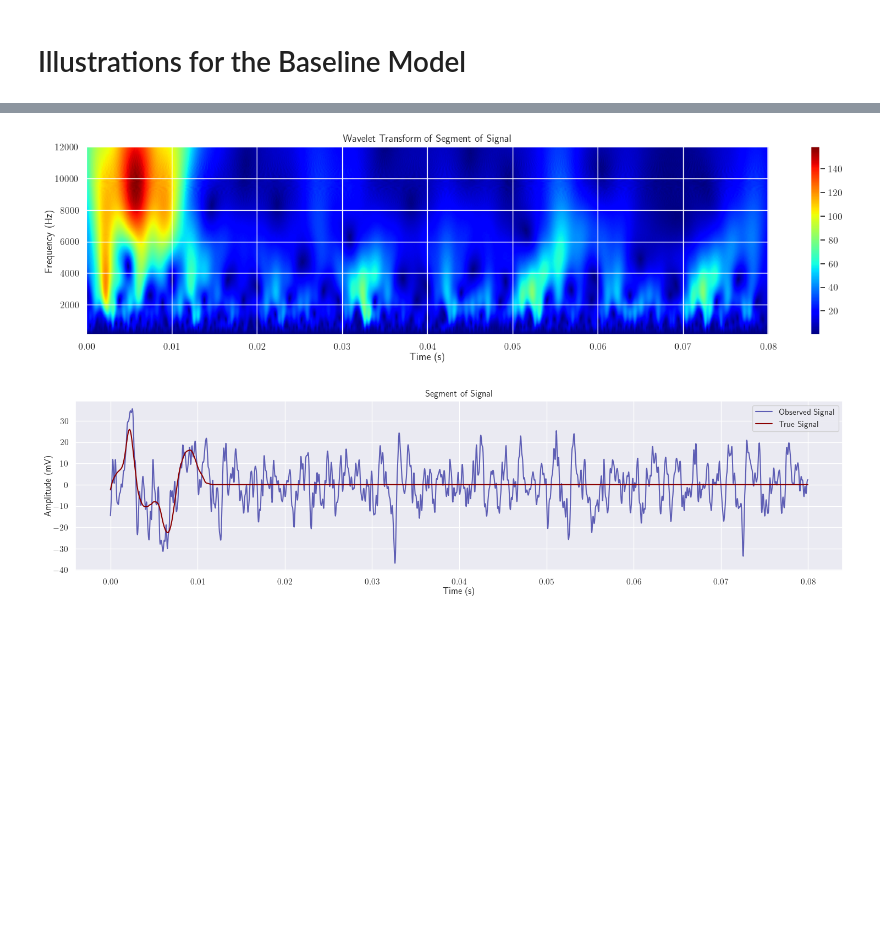
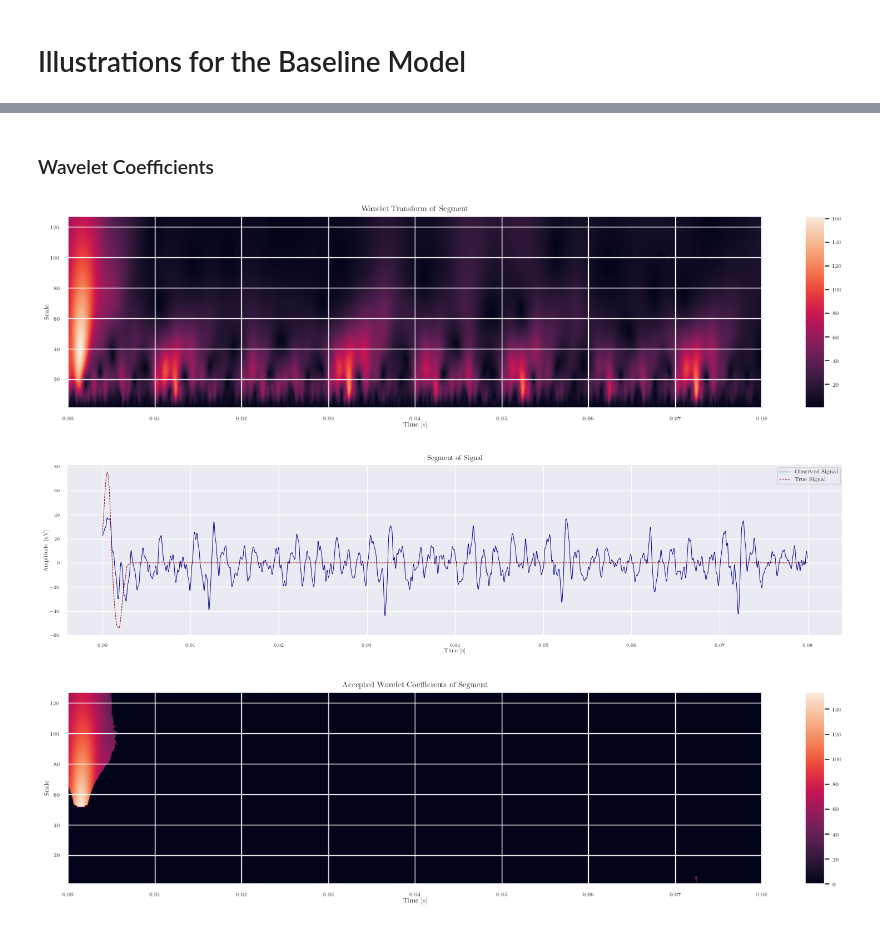
Before and after one commit to TheresaDF/NeuronSpikeEye, a Jupyter notebook: src/visualizations/wavelet_model.ipynb, the cells around one changed output, grey strips where cells are left out. Cells and saved outputs as stored; diff of their text form; code cells hidden in the pictures; blank space fills up the shorter version.

```diff
--- a/src/visualizations/wavelet_model.ipynb
+++ b/src/visualizations/wavelet_model.ipynb
@@ -43,8 +88,0 @@ sns.set_theme()
-# %%
-path = "../../results/baseline/noise_config_0/snr_1_count_0.pkl"
-with open(path, 'rb') as f:
-    file = pickle.load(f)
-f.close()
-
-channel = 0
-bin_idx = 3
@@ -51,33 +106,55 @@ bin_idx = 3
+# %% [markdown]
+### Wavelet Coefficients
+# %%
+with open("simulated_data.pkl", 'rb') as f:
+    file = pickle.load(f)
+f.close()
+
+channel = 2
+bin_idx = 1
+peaks, _ = find_peaks(file['filtered_signal'][:, channel], height = 30, distance = 2900)
+bins = bin_data(file['filtered_signal'][:, channel], peaks).T
+true_bins = bin_data(file['true_signal'][:, channel], peaks).T
 # %%
-peaks, _ = find_peaks(file['obs_signal'][:, channel], height = 30, distance = 2900)
-bins = bin_data(file['filtered_signal'][:, channel], peaks).T
-true_bins = bin_data(file['true_signal'][:, channel], peaks).T
-
 # apply wavelet transform
 scales = np.arange(1, 128)
-coefficients, frequencies = pywt.cwt(bins[:, bin_idx], scales=scales, wavelet='cgau2', sampling_period=1/30000)
+coefficients, frequencies = pywt.cwt(bins[:, bin_idx], scales=scales, wavelet='cgau1', sampling_period=1/30000)
 
-plt.figure(figsize = (18, 4))
-plt.imshow(np.abs(coefficients), extent=[0, len(bins) / 30000, frequencies.min(), frequencies.max()],
-           cmap='jet', aspect='auto', origin='lower')
-plt.colorbar()
-plt.title("Wavelet Transform of Segment of Signal")
-plt.ylabel("Frequency (Hz)")
-plt.xlabel("Time (s)")
-
-# plt.savefig("../../../notes/images_week9/wavelet_coefficients.pdf")
+fig = plt.figure(figsize = (18, 4))
+plt.imshow(np.abs(coefficients), extent=[0, len(bins) / 30000, scales.min(), scales.max()],
+           aspect='auto', origin='lower')
+plt.colorbar(aspect=10)
+plt.title("Wavelet Transform of Segment")
+plt.ylabel("Scale")
+plt.xlabel("Time [s]")
 plt.show()
 
-plt.figure(figsize = (18, 4))
-plt.plot(np.arange(2400) / 30000, bins[:, bin_idx], color = "darkblue", alpha = 0.6)
-plt.plot(np.arange(2400) / 30000, true_bins[:, bin_idx], color = "darkred")
+savefig(fig, "wavelet_coefficients", width = 6, height=1.5)
+
+fig = plt.figure(figsize = (18, 4))
+plt.plot(np.arange(2400) / 30000, bins[:, bin_idx], color = "darkblue", linewidth = 0.7)
+plt.plot(np.arange(2400) / 30000, true_bins[:, bin_idx], '--', color = "darkred", linewidth = 0.7)
 plt.title("Segment of Signal")
-plt.ylabel("Amplitude (mV)")
-plt.xlabel("Time (s)")
+plt.ylabel("Amplitude [uV]")
+plt.xlabel("Time [s]")
 plt.legend(["Observed Signal", "True Signal"])
+plt.show()
 
-# plt.savefig("../../../notes/images_week9/segment_time_series.pdf")
+savefig(fig, "wavelet_time_segment", width = 6, height=1.5)
+
+accepted_coefficients = get_accepted_coefficients(coefficients, scales)
+
+fig = plt.figure(figsize = (18, 4))
+plt.imshow(np.abs(accepted_coefficients), extent=[0, len(bins) / 30000, scales.min(), scales.max()],
+           aspect='auto', origin='lower')
+plt.colorbar(aspect = 10)
+plt.title("Accepted Wavelet Coefficients of Segment")
+plt.ylabel("Scale")
+plt.xlabel("Time [s]")
 plt.show()
+
+savefig(fig, "wavelet_coefficients_accepted", width = 6, height=1.5)
 # %% [output]
-[figure, old version]
+[figure, new version]
-[figure, old version]
+[figure, new version]
+[figure, added]
```
Also changed, not shown: parts of 5 cells of this notebook, 2 other files.
